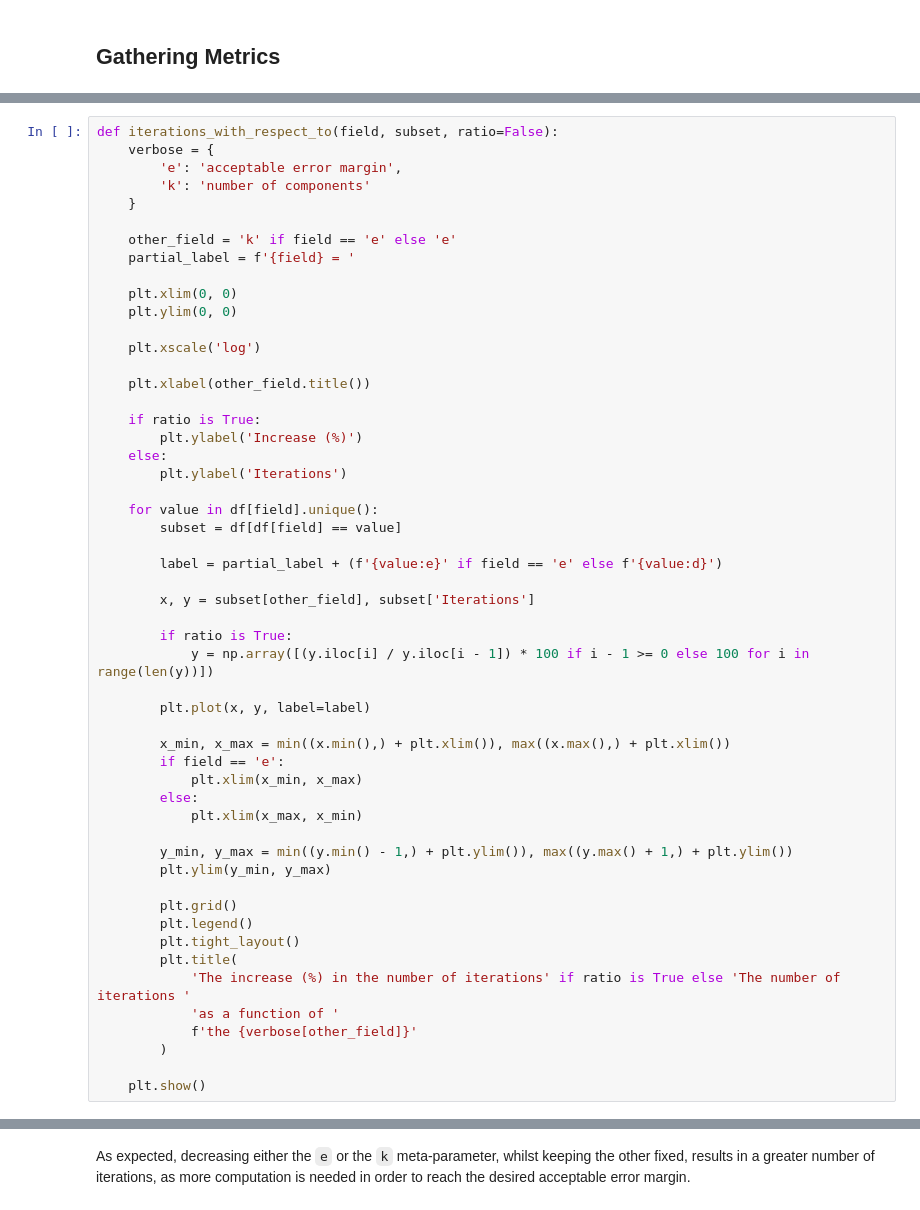
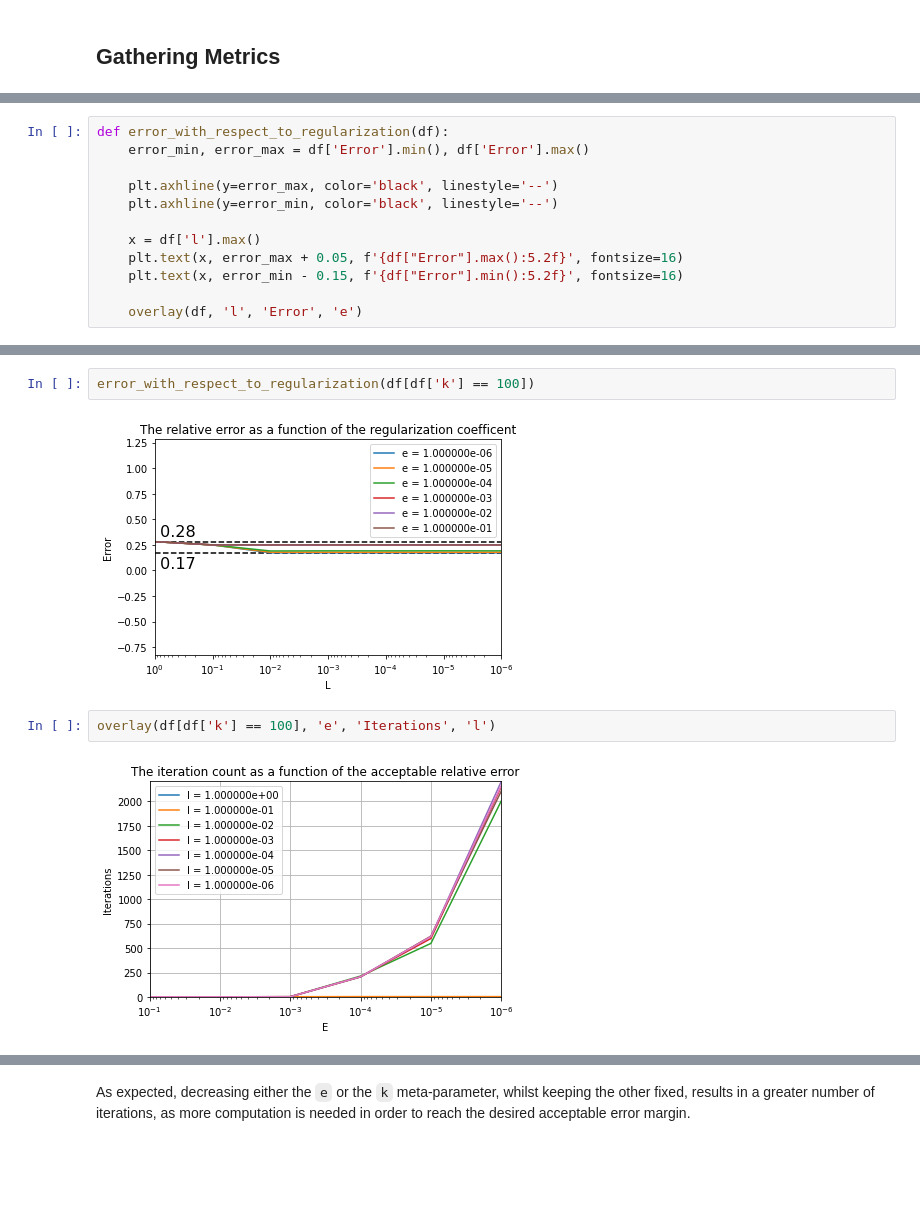
Before and after one commit to billsioros/machine-learning, a Jupyter notebook: sioros_1115201500144.ipynb, the cells around one changed output, grey strips where cells are left out. Saved outputs shown, nothing was run; the diff lists cells and outputs as text; blank space fills up the shorter version.

```diff
--- a/sioros_1115201500144.ipynb
+++ b/sioros_1115201500144.ipynb
@@ -445 +509,13 @@ def nmf_convergence(ks, es):
+# %%
+def error_with_respect_to_regularization(df):
+    error_min, error_max = df['Error'].min(), df['Error'].max()
+
+    plt.axhline(y=error_max, color='black', linestyle='--')
+    plt.axhline(y=error_min, color='black', linestyle='--')
+
+    x = df['l'].max()
+    plt.text(x, error_max + 0.05, f'{df["Error"].max():5.2f}', fontsize=16)
+    plt.text(x, error_min - 0.15, f'{df["Error"].min():5.2f}', fontsize=16)
+
+    overlay(df, 'l', 'Error', 'e')
 # %%
@@ -449,56 +543,11 @@ df = nmf_convergence(ks, es)
-# %%
-def iterations_with_respect_to(field, subset, ratio=False):
-    verbose = {
-        'e': 'acceptable error margin',
-        'k': 'number of components'
-    }
-
-    other_field = 'k' if field == 'e' else 'e'
-    partial_label = f'{field} = '
-
-    plt.xlim(0, 0)
-    plt.ylim(0, 0)
-
-    plt.xscale('log')
-
-    plt.xlabel(other_field.title())
-
-    if ratio is True:
-        plt.ylabel('Increase (%)')
-    else:
-        plt.ylabel('Iterations')
-
-    for value in df[field].unique():
-        subset = df[df[field] == value]
-
-        label = partial_label + (f'{value:e}' if field == 'e' else f'{value:d}')
-
-        x, y = subset[other_field], subset['Iterations']
-
-        if ratio is True:
-            y = np.array([(y.iloc[i] / y.iloc[i - 1]) * 100 if i - 1 >= 0 else 100 for i in range(len(y))])
-
-        plt.plot(x, y, label=label)
-
-        x_min, x_max = min((x.min(),) + plt.xlim()), max((x.max(),) + plt.xlim())
-        if field == 'e':
-            plt.xlim(x_min, x_max)
-        else:
-            plt.xlim(x_max, x_min)
-
-        y_min, y_max = min((y.min() - 1,) + plt.ylim()), max((y.max() + 1,) + plt.ylim())
-        plt.ylim(y_min, y_max)
-
-        plt.grid()
-        plt.legend()
-        plt.tight_layout()
-        plt.title(
-            'The increase (%) in the number of iterations' if ratio is True else 'The number of iterations '
-            'as a function of '
-            f'the {verbose[other_field]}'
-        )
-
-    plt.show()
+# %%
+error_with_respect_to_regularization(df[df['k'] == 100])
+# %% [output]
+[figure, added]
+# %%
+overlay(df[df['k'] == 100], 'e', 'Iterations', 'l')
+# %% [output]
+[figure, added]
 # %% [markdown]
 _Notice:_ The **absolute** and **relative** increase in the number of iterations when using values in the range $ \{ 10^{-1}, \dots, 10^-{3} \} $ is insignificantly small and we were not able to draw any interesting conclusions regarding the convergence of the algorithm.
 
```
Also changed, not shown: parts of 9 cells of this notebook.
